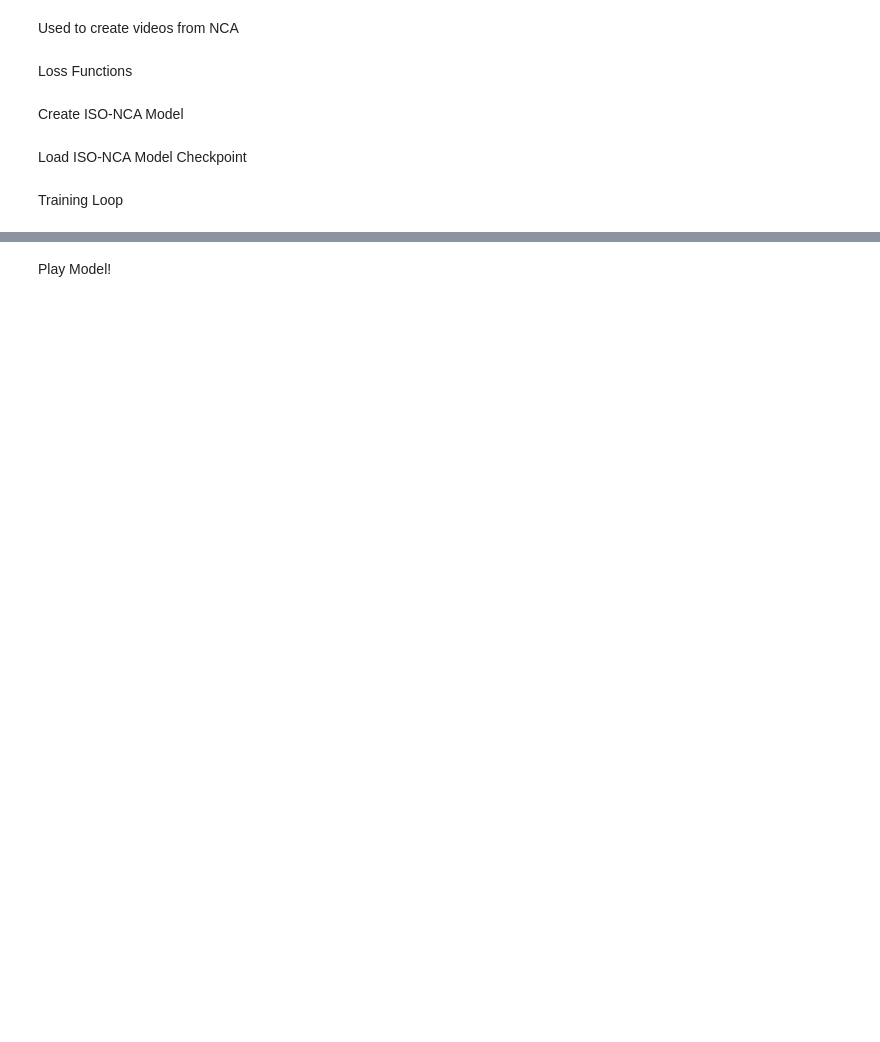
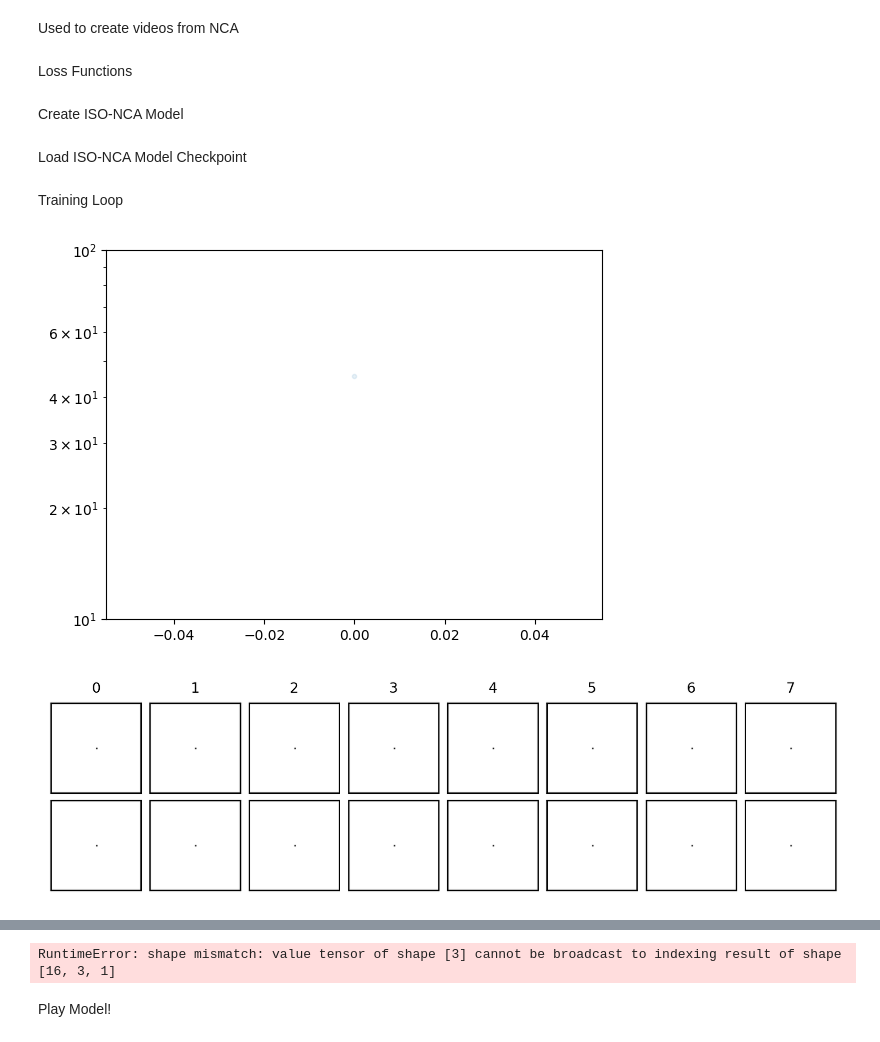
Before and after one commit to mravelo5874/neural-cellular-automata, a Jupyter notebook: 1_isotropic_nca/isotropic_nca.ipynb, the cells around one changed output, grey strips where cells are left out. Cells and saved outputs as stored; diff of their text form; code cells hidden in the pictures; blank space fills up the shorter version.

Commit message:
better earth training

```diff
--- a/1_isotropic_nca/isotropic_nca.ipynb
+++ b/1_isotropic_nca/isotropic_nca.ipynb
@@ -647,7 +661,7 @@ load_model_checkpoint()
 # %% [markdown]
 Training Loop
 # %%
-_TRAIN_MODEL_ = False
+_TRAIN_MODEL_ = True
 _EPOCHS_ = 5_000
 _NUM_DAMG_ = 4
 _DAMG_RATE_ = 2
@@ -789,31 +803,33 @@ for _ in tqdm(range(_EPOCHS_+1)):
         loss_log.append(loss.item())
 
         # * print out info
         if i % _INFO_RATE_ == 0:
             # * show loss plot
             clear_output(True)
             pl.plot(loss_log, '.', alpha=0.1)
             pl.yscale('log')
             pl.ylim(np.min(loss_log), loss_log[0])
             pl.show()
 
             # * show batch
             after = x.detach().cpu()
             show_batch(_BATCH_SIZE_, before, after)
 
             # * print info
             print('\rstep:', i, '\tloss:', loss.item(), '\tmin-loss:', np.min(loss_log),  '\tlr:', lr_sched.get_last_lr()[0], end='')
 
         # * save checkpoint
         if i % _SAVE_RATE_ == 0 and i != 0:
             save_model('_checkpoints', model, _NAME_+'_cp'+str(i))
 
         # * create video
-        if i % _VIDEO_RATE_ == 0:
+        if i % _VIDEO_RATE_ == 0 and i != 0:
             vidgen(f'_videos/{_NAME_}_cp{i}.mp4', model, p=1, n_frames=256, sz=_SIZE_)
 
 # * save final model
 if _TRAIN_MODEL_:
     save_model('_models', model, _NAME_)
     vidgen(f'_videos/_final_{_NAME_}.mp4', model, n_frames=256, sz=_SIZE_)
 # %% [output]
+[figure, added]
+[figure, added]
@@ -821,3 +837,4 @@ skipping training
+RuntimeError: shape mismatch: value tensor of shape [3] cannot be broadcast to indexing result of shape [16, 3, 1]
 # %% [markdown]
 Play Model!
 # %%
```
Also changed, not shown: parts of 7 cells of this notebook, 1 other file.
